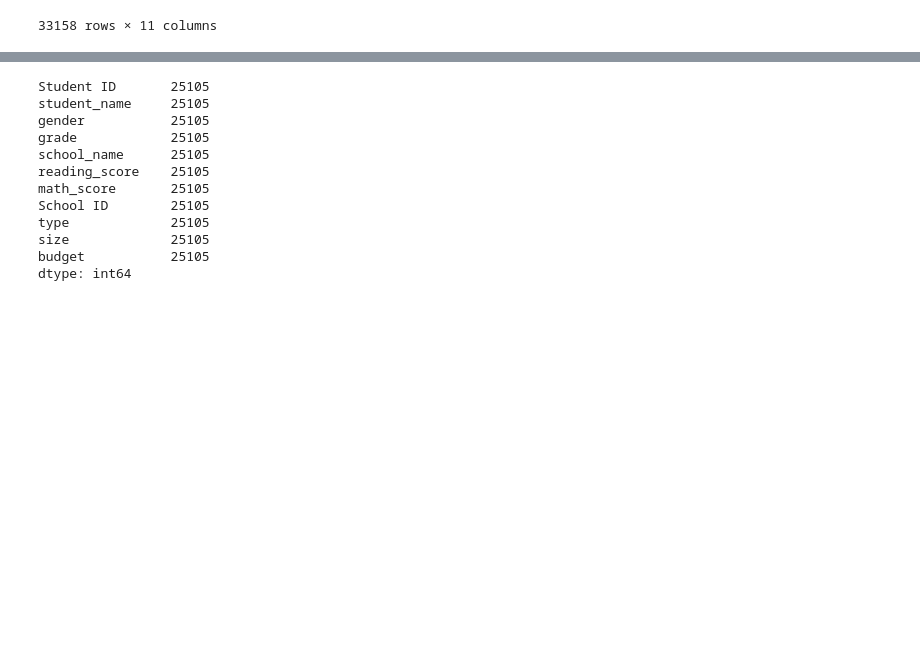
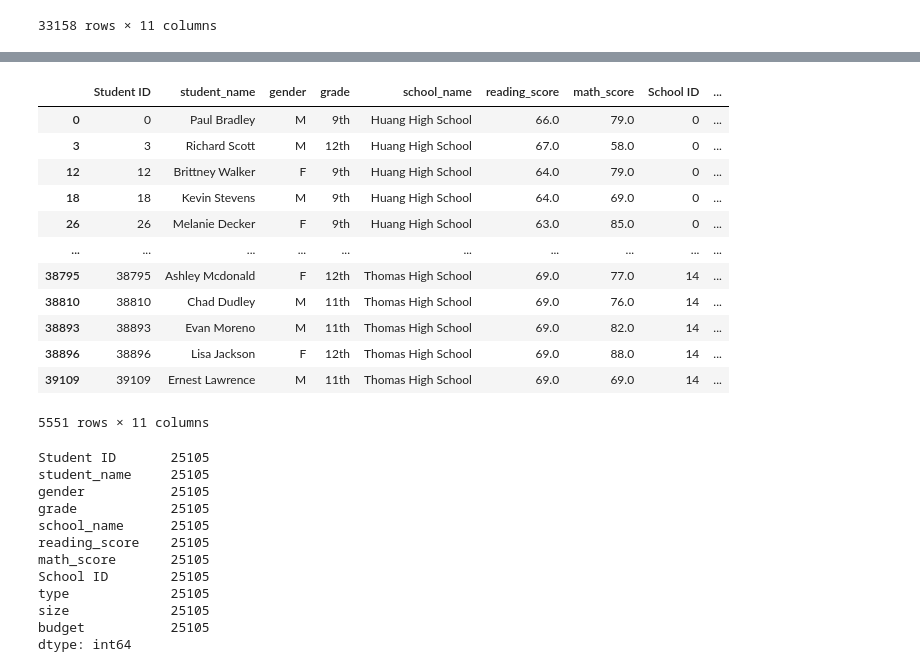
Before and after one commit to Robcaze1980/Berkeley-DA-Bootcamp--ADVANCED-EXCEL-kickstarter-analysis, a Jupyter notebook: Challenge/PyCitySchools_Challenge_starter_code_VF.ipynb, the cells around one changed output, grey strips where cells are left out. Drawn from its saved outputs; the diff is of its cells as text; code cells hidden in the pictures; blank space fills up the shorter version.

```diff
--- a/Challenge/PyCitySchools_Challenge_starter_code_VF.ipynb
+++ b/Challenge/PyCitySchools_Challenge_starter_code_VF.ipynb
@@ -227,3 +261,20 @@ passing_reading_count
+# %%
+Not_passing_reading_count = school_data_complete_df[(school_data_complete_df["reading_score"] < 70)]
+Not_passing_reading_count
+# %% [output]
+|  | Student ID | student_name | gender | grade | school_name | reading_score | math_score | School ID | ... |
+| 0 | 0 | Paul Bradley | M | 9th | Huang High School | 66.0 | 79.0 | 0 | ... |
+| 3 | 3 | Richard Scott | M | 12th | Huang High School | 67.0 | 58.0 | 0 | ... |
+| 12 | 12 | Brittney Walker | F | 9th | Huang High School | 64.0 | 79.0 | 0 | ... |
+| 18 | 18 | Kevin Stevens | M | 9th | Huang High School | 64.0 | 69.0 | 0 | ... |
+| 26 | 26 | Melanie Decker | F | 9th | Huang High School | 63.0 | 85.0 | 0 | ... |
+| ... | ... | ... | ... | ... | ... | ... | ... | ... | ... |
+| 38795 | 38795 | Ashley Mcdonald | F | 12th | Thomas High School | 69.0 | 77.0 | 14 | ... |
+| 38810 | 38810 | Chad Dudley | M | 11th | Thomas High School | 69.0 | 76.0 | 14 | ... |
+| 38893 | 38893 | Evan Moreno | M | 11th | Thomas High School | 69.0 | 82.0 | 14 | ... |
+| 38896 | 38896 | Lisa Jackson | F | 12th | Thomas High School | 69.0 | 88.0 | 14 | ... |
+| 39109 | 39109 | Ernest Lawrence | M | 11th | Thomas High School | 69.0 | 69.0 | 14 | ... |
+5551 rows × 11 columns
 # %%
 per_passing_math_reading = school_data_complete_df[(school_data_complete_df["math_score"] >= 70) & (school_data_complete_df["reading_score"] >= 70)]
 Overall_passing = school_data_complete_df[(school_data_complete_df["math_score"] >= 70) & (school_data_complete_df["reading_score"] >= 70)]
```
Also changed, not shown: parts of 4 cells of this notebook, 5 other files.
